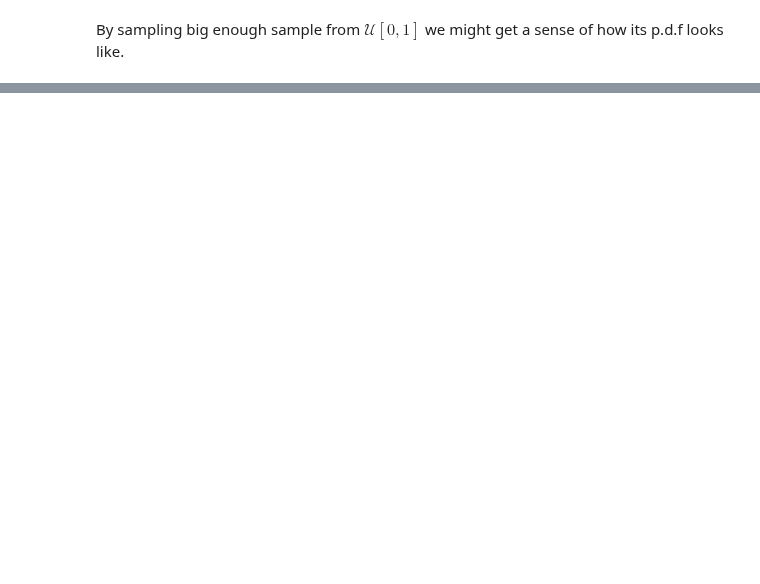
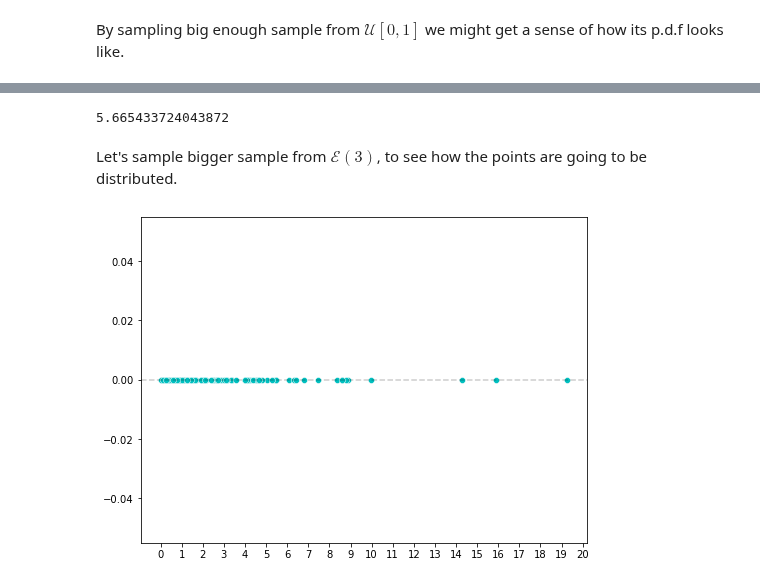
Before and after one commit to datakolektiv/dss03python2023, a Jupyter notebook: session09/dss03_py_session09.ipynb, the cells around one changed output, grey strips where cells are left out. Saved outputs shown, nothing was run; the diff lists cells and outputs as text; code cells hidden in the pictures; blank space fills up the shorter version.

```diff
--- a/session09/dss03_py_session09.ipynb
+++ b/session09/dss03_py_session09.ipynb
@@ -129,0 +204,2 @@ sample_from_uniform(sample_size=10**6)
+# %%
+sample = sample_from_uniform_scatter(sample_size=10**2, perc=.75)
@@ -129,0 +283,30 @@ sample_from_uniform(sample_size=10**6)
+# %%
+rng.exponential(scale=3)
+# %% [output]
+5.665433724043872
+# %% [markdown]
+Let's sample bigger sample from $\mathcal{E}(3)$, to see how the points are going to be distributed.
+# %%
+def sample_from_exponential_scatter(beta, sample_size=10**2, perc=None):
+
+    sample = rng.exponential(scale=beta, size=sample_size)
+
+    fig, ax = plt.subplots(figsize=(8, 6))
+
+    sns.scatterplot(x=sample, y=0, color='c')
+
+    ax.axhline(0, c='k', linestyle='--', alpha=.2)
+
+    if perc:
+
+        med = -beta*np.log(1-perc)
+        ax.axvline(med, c='m', linestyle='--')
+
+
+    ax.set_xticks(np.arange(0, sample.max() + 1, 1));
+
+    return sample
+# %%
+sample_from_exponential_scatter(3, sample_size=10**2);
+# %% [output]
+[figure, added]
```
Also changed, not shown: parts of 126 cells of this notebook, 1 other file.
